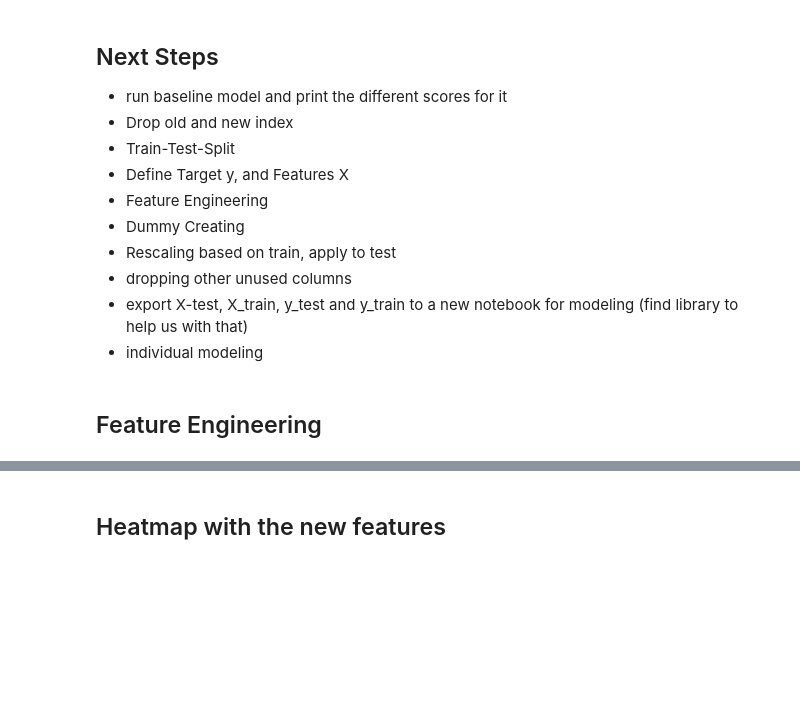
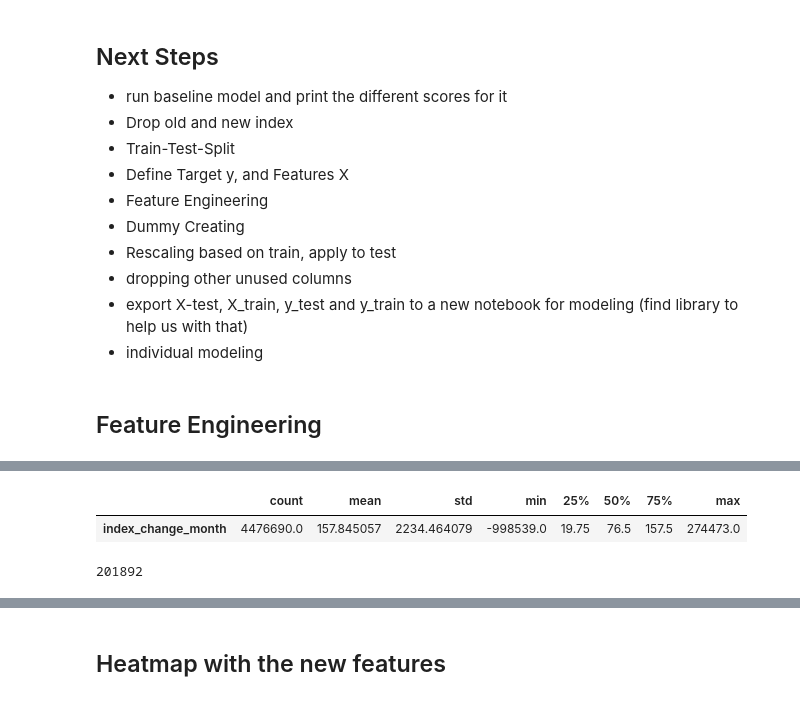
Before and after one commit to Cazta/fraud_detection_electricity_company, a Jupyter notebook: fraud_data_cleaning.ipynb, the cells around one changed output, grey strips where cells are left out. Drawn from its saved outputs; the diff is of its cells as text; code cells hidden in the pictures; blank space fills up the shorter version.

```diff
--- a/fraud_data_cleaning.ipynb
+++ b/fraud_data_cleaning.ipynb
@@ -320,6 +483,13 @@ df_processed['index_change_month'].corr(df_processed['target']) #  correlation i
 # %%
-df_processed[['index_change_month']].describe()
+df_processed[['index_change_month']].describe().T
+# %% [output]
+|  | count | mean | std | min | 25% | 50% | 75% | max |
+| index_change_month | 4476690.0 | 157.845057 | 2234.464079 | -998539.0 | 19.75 | 76.5 | 157.5 | 274473.0 |
 # %%
 df_processed.drop(['old_index','new_index'] , inplace=True,axis=1)
 # %%
 df_processed
+# %%
+df_processed['counter_number'].nunique()
+# %% [output]
+201892
```
Also changed, not shown: parts of 38 cells of this notebook.
